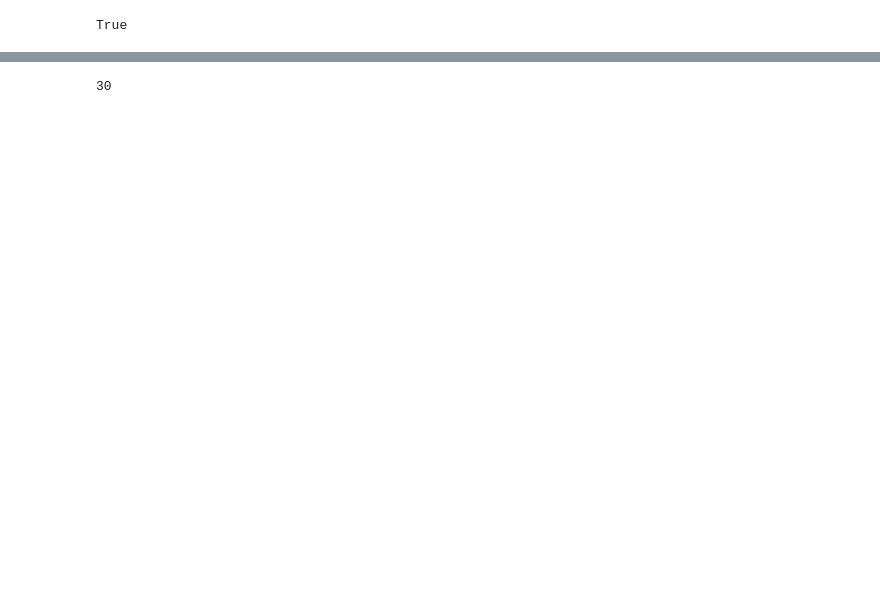
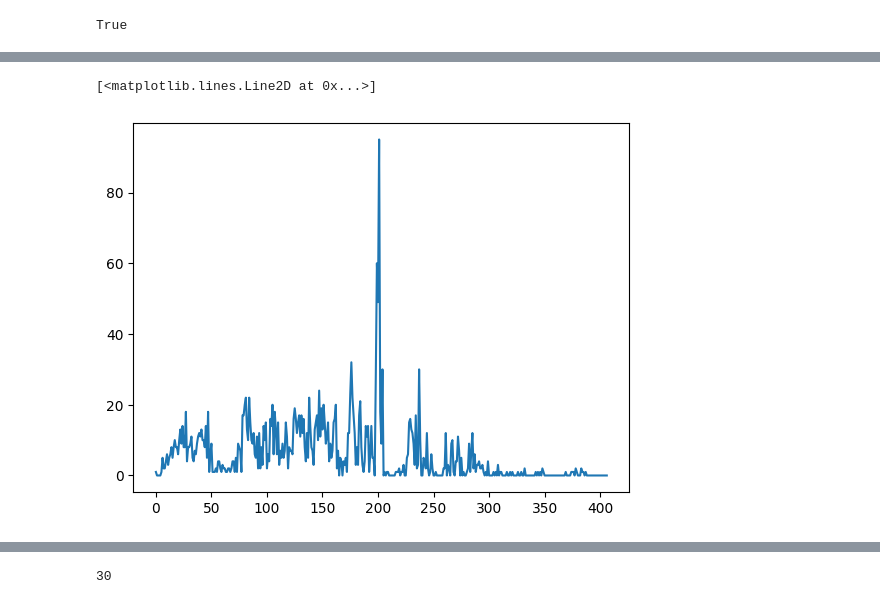
Before and after one commit to benkoger/salmon-tlc, a Jupyter notebook: notebooks/daily_movement.ipynb, the cells around one changed output, grey strips where cells are left out. Drawn from its saved outputs; the diff is of its cells as text; code cells hidden in the pictures; blank space fills up the shorter version.

```diff
--- a/notebooks/daily_movement.ipynb
+++ b/notebooks/daily_movement.ipynb
@@ -100,3 +181,8 @@ Processing file 0/406
+# %%
+plt.plot(track_counts)
+# %% [output]
+[<matplotlib.lines.Line2D at 0x...>]
+[figure, added]
 # %%
 tracks_length = []
 for track_id, track in tracks.items():
```
Also changed, not shown: parts of 13 cells of this notebook, 1 other file.
